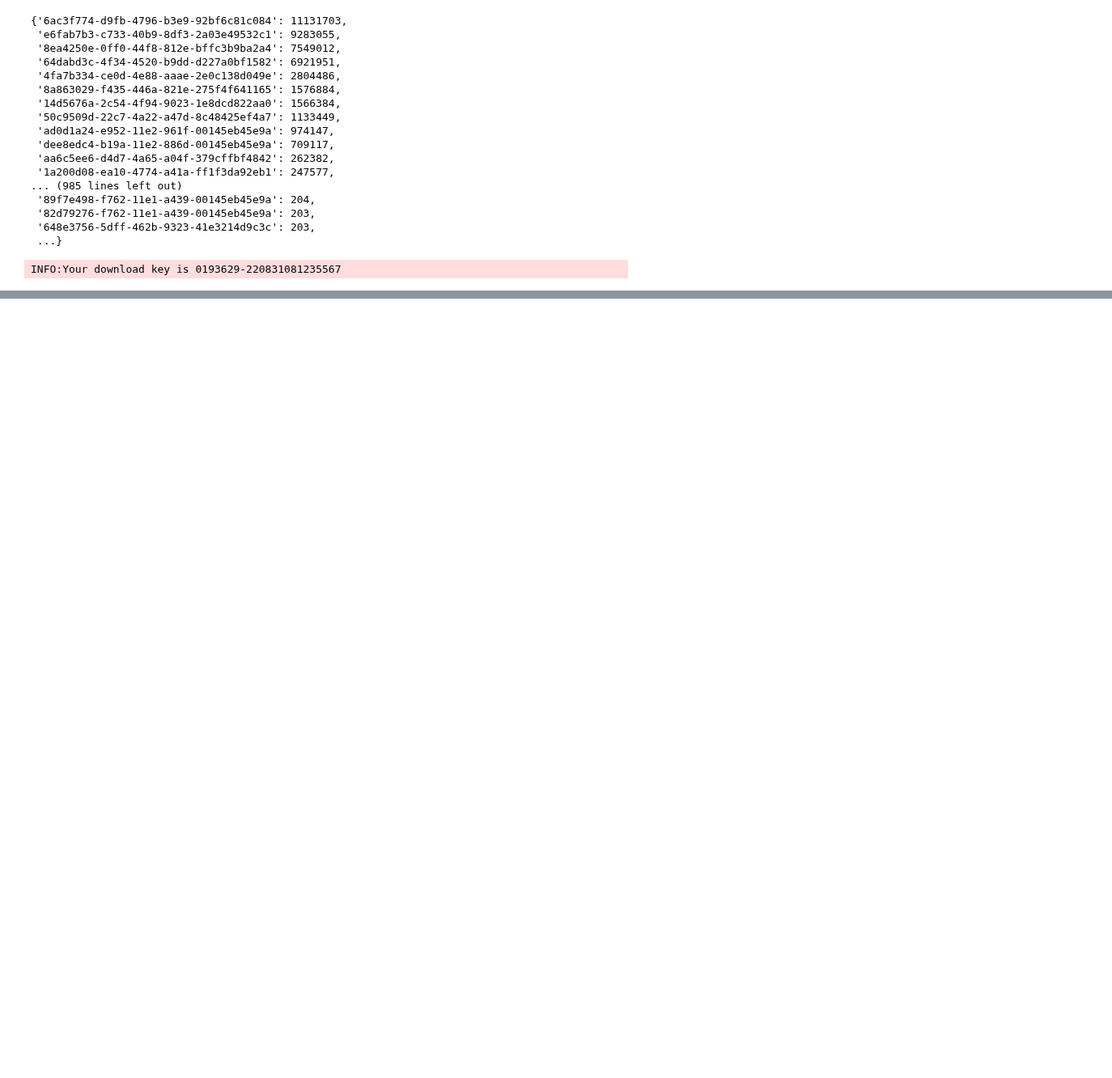
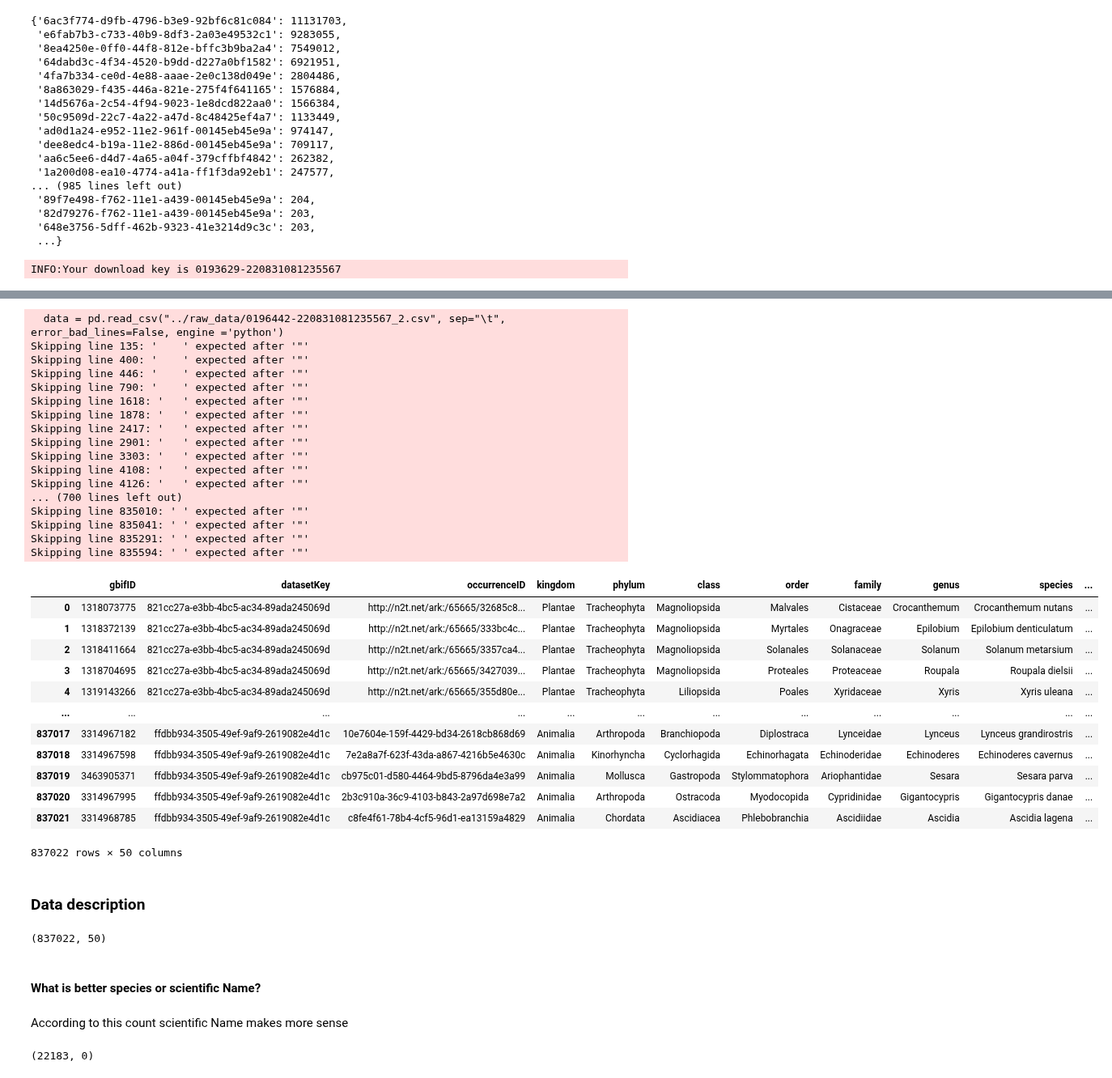
Before and after one commit to dadavie/planetary_garden, a Jupyter notebook: notebooks/GBIF Data.ipynb, the cells around one changed output, grey strips where cells are left out. Shown at 81% size. Drawn from its saved outputs; the diff is of its cells as text; code cells hidden in the pictures; blank space fills up the shorter version.

Commit message:
Add files via upload
Cleaning plant data set

```diff
--- a/notebooks/GBIF Data.ipynb
+++ b/notebooks/GBIF Data.ipynb
@@ -83,0 +112,48 @@ HTTPError: 400 Client Error: Bad Request for url: https://api.gbif.org/v1/occurr
+# %%
+data = pd.read_csv("../raw_data/0196442-220831081235567_2.csv", sep="\t", error_bad_lines=False, engine ='python')
+data
+# %% [output]
+  data = pd.read_csv("../raw_data/0196442-220831081235567_2.csv", sep="\t", error_bad_lines=False, engine ='python')
+Skipping line 135: '    ' expected after '"'
+Skipping line 400: '    ' expected after '"'
+Skipping line 446: '    ' expected after '"'
+Skipping line 790: '    ' expected after '"'
+Skipping line 1618: '   ' expected after '"'
+Skipping line 1878: '   ' expected after '"'
+Skipping line 2417: '   ' expected after '"'
+Skipping line 2901: '   ' expected after '"'
+Skipping line 3303: '   ' expected after '"'
+Skipping line 4108: '   ' expected after '"'
+Skipping line 4126: '   ' expected after '"'
+... (700 lines left out)
+Skipping line 835010: ' ' expected after '"'
+Skipping line 835041: ' ' expected after '"'
+Skipping line 835291: ' ' expected after '"'
+Skipping line 835594: ' ' expected after '"'
+|  | gbifID | datasetKey | occurrenceID | kingdom | phylum | class | order | family | genus | species | ... |
+| 0 | 1318073775 | 821cc27a-e3bb-4bc5-ac34-89ada245069d | http://n2t.net/ark:/65665/32685c8... | Plantae | Tracheophyta | Magnoliopsida | Malvales | Cistaceae | Crocanthemum | Crocanthemum nutans | ... |
+| 1 | 1318372139 | 821cc27a-e3bb-4bc5-ac34-89ada245069d | http://n2t.net/ark:/65665/333bc4c... | Plantae | Tracheophyta | Magnoliopsida | Myrtales | Onagraceae | Epilobium | Epilobium denticulatum | ... |
+| 2 | 1318411664 | 821cc27a-e3bb-4bc5-ac34-89ada245069d | http://n2t.net/ark:/65665/3357ca4... | Plantae | Tracheophyta | Magnoliopsida | Solanales | Solanaceae | Solanum | Solanum metarsium | ... |
+| 3 | 1318704695 | 821cc27a-e3bb-4bc5-ac34-89ada245069d | http://n2t.net/ark:/65665/3427039... | Plantae | Tracheophyta | Magnoliopsida | Proteales | Proteaceae | Roupala | Roupala dielsii | ... |
+| 4 | 1319143266 | 821cc27a-e3bb-4bc5-ac34-89ada245069d | http://n2t.net/ark:/65665/355d80e... | Plantae | Tracheophyta | Liliopsida | Poales | Xyridaceae | Xyris | Xyris uleana | ... |
+| ... | ... | ... | ... | ... | ... | ... | ... | ... | ... | ... | ... |
+| 837017 | 3314967182 | ffdbb934-3505-49ef-9af9-2619082e4d1c | 10e7604e-159f-4429-bd34-2618cb868d69 | Animalia | Arthropoda | Branchiopoda | Diplostraca | Lynceidae | Lynceus | Lynceus grandirostris | ... |
+| 837018 | 3314967598 | ffdbb934-3505-49ef-9af9-2619082e4d1c | 7e2a8a7f-623f-43da-a867-4216b5e4630c | Animalia | Kinorhyncha | Cyclorhagida | Echinorhagata | Echinoderidae | Echinoderes | Echinoderes cavernus | ... |
+| 837019 | 3463905371 | ffdbb934-3505-49ef-9af9-2619082e4d1c | cb975c01-d580-4464-9bd5-8796da4e3a99 | Animalia | Mollusca | Gastropoda | Stylommatophora | Ariophantidae | Sesara | Sesara parva | ... |
+| 837020 | 3314967995 | ffdbb934-3505-49ef-9af9-2619082e4d1c | 2b3c910a-36c9-4103-b843-2a97d698e7a2 | Animalia | Arthropoda | Ostracoda | Myodocopida | Cypridinidae | Gigantocypris | Gigantocypris danae | ... |
+| 837021 | 3314968785 | ffdbb934-3505-49ef-9af9-2619082e4d1c | c8fe4f61-78b4-4cf5-96d1-ea13159a4829 | Animalia | Chordata | Ascidiacea | Phlebobranchia | Ascidiidae | Ascidia | Ascidia lagena | ... |
+837022 rows × 50 columns
+# %% [markdown]
+### Data description
+# %%
+data.shape
+# %% [output]
+(837022, 50)
+# %% [markdown]
+#### What is better species or scientific Name?
+# %% [markdown]
+According to this count scientific Name makes more sense
+# %%
+data['species'].isnull().sum(), data["scientificName"].isnull().sum()
+# %% [output]
+(22183, 0)
```
Also changed, not shown: parts of 58 cells of this notebook.
